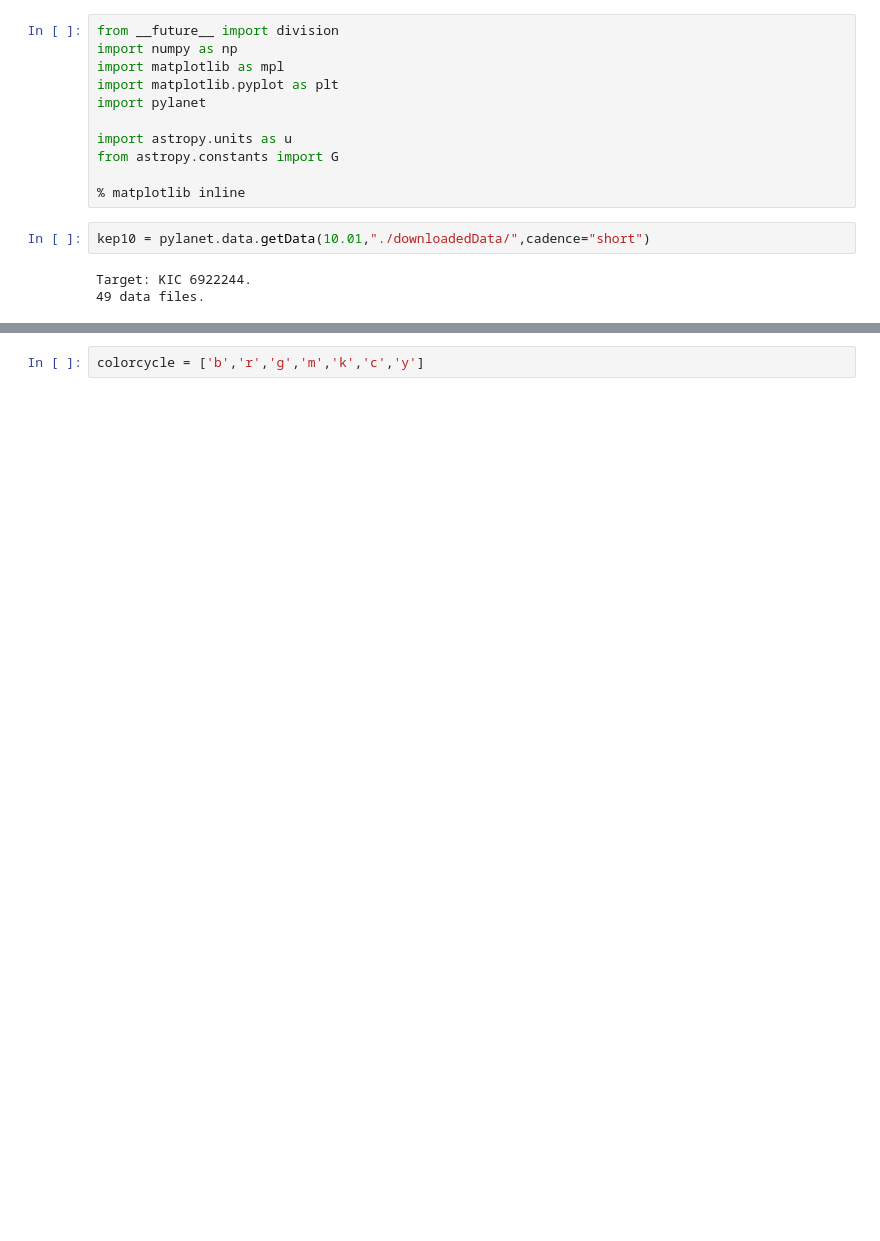
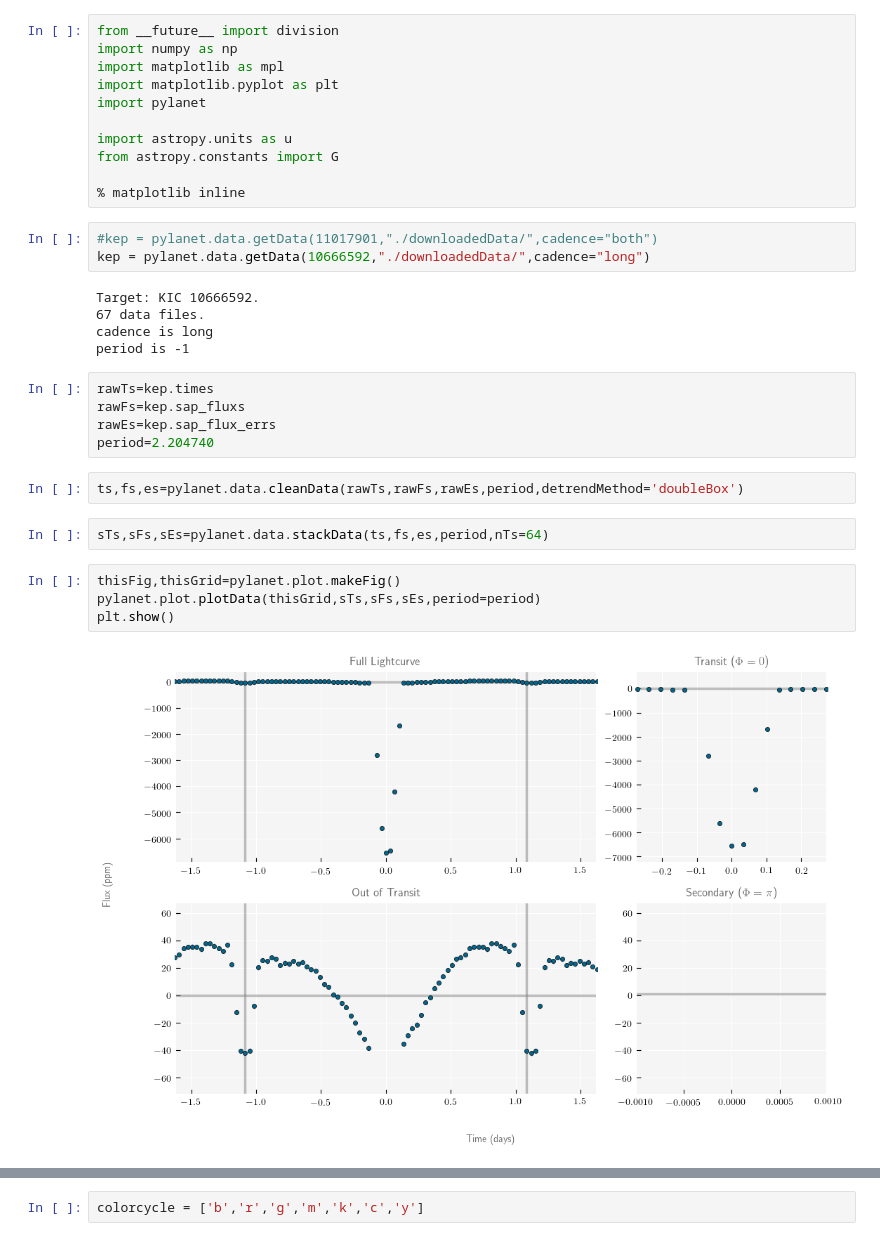
Before and after one commit to zpenoyre/oldpylanet, a Jupyter notebook: getKeplerData.ipynb, the cells around one changed output, grey strips where cells are left out. Saved outputs shown, nothing was run; the diff lists cells and outputs as text; blank space fills up the shorter version.

```diff
--- a/getKeplerData.ipynb
+++ b/getKeplerData.ipynb
@@ -9,9 +9,27 @@ import astropy.units as u
 from astropy.constants import G
 
 % matplotlib inline
-# %%
-kep10 = pylanet.data.getData(10.01,"./downloadedData/",cadence="short")
-# %% [output]
-Target: KIC 6922244.
-49 data files.
+# %%
+#kep = pylanet.data.getData(11017901,"./downloadedData/",cadence="both")
+kep = pylanet.data.getData(10666592,"./downloadedData/",cadence="long")
+# %% [output]
+Target: KIC 10666592.
+67 data files.
+cadence is long
+period is -1
+# %%
+rawTs=kep.times
+rawFs=kep.sap_fluxs
+rawEs=kep.sap_flux_errs
+period=2.204740
+# %%
+ts,fs,es=pylanet.data.cleanData(rawTs,rawFs,rawEs,period,detrendMethod='doubleBox')
+# %%
+sTs,sFs,sEs=pylanet.data.stackData(ts,fs,es,period,nTs=64)
+# %%
+thisFig,thisGrid=pylanet.plot.makeFig()
+pylanet.plot.plotData(thisGrid,sTs,sFs,sEs,period=period)
+plt.show()
+# %% [output]
+[figure, added]
 # %%
```
Also changed, not shown: parts of 10 cells of this notebook, 1 other file.
